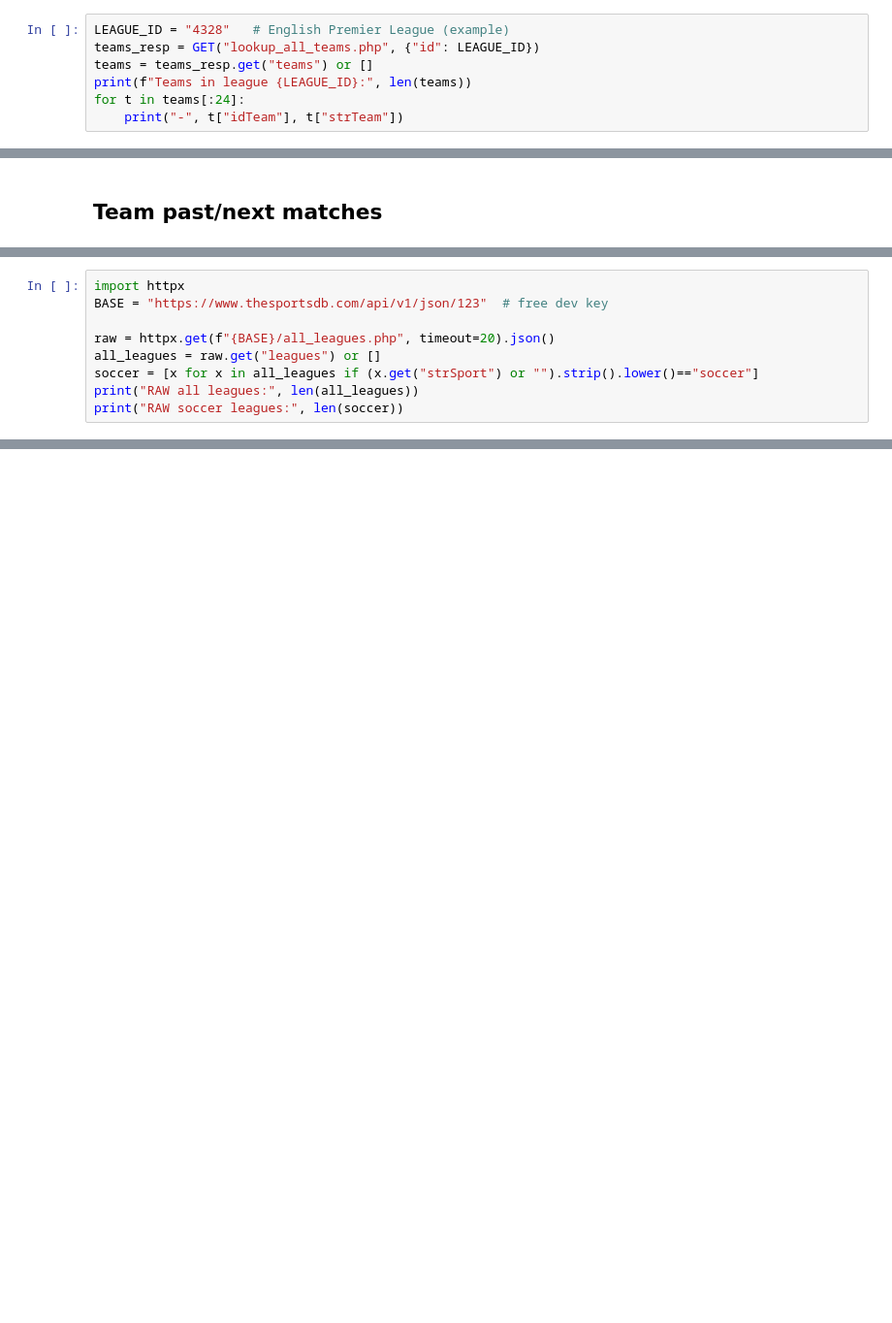
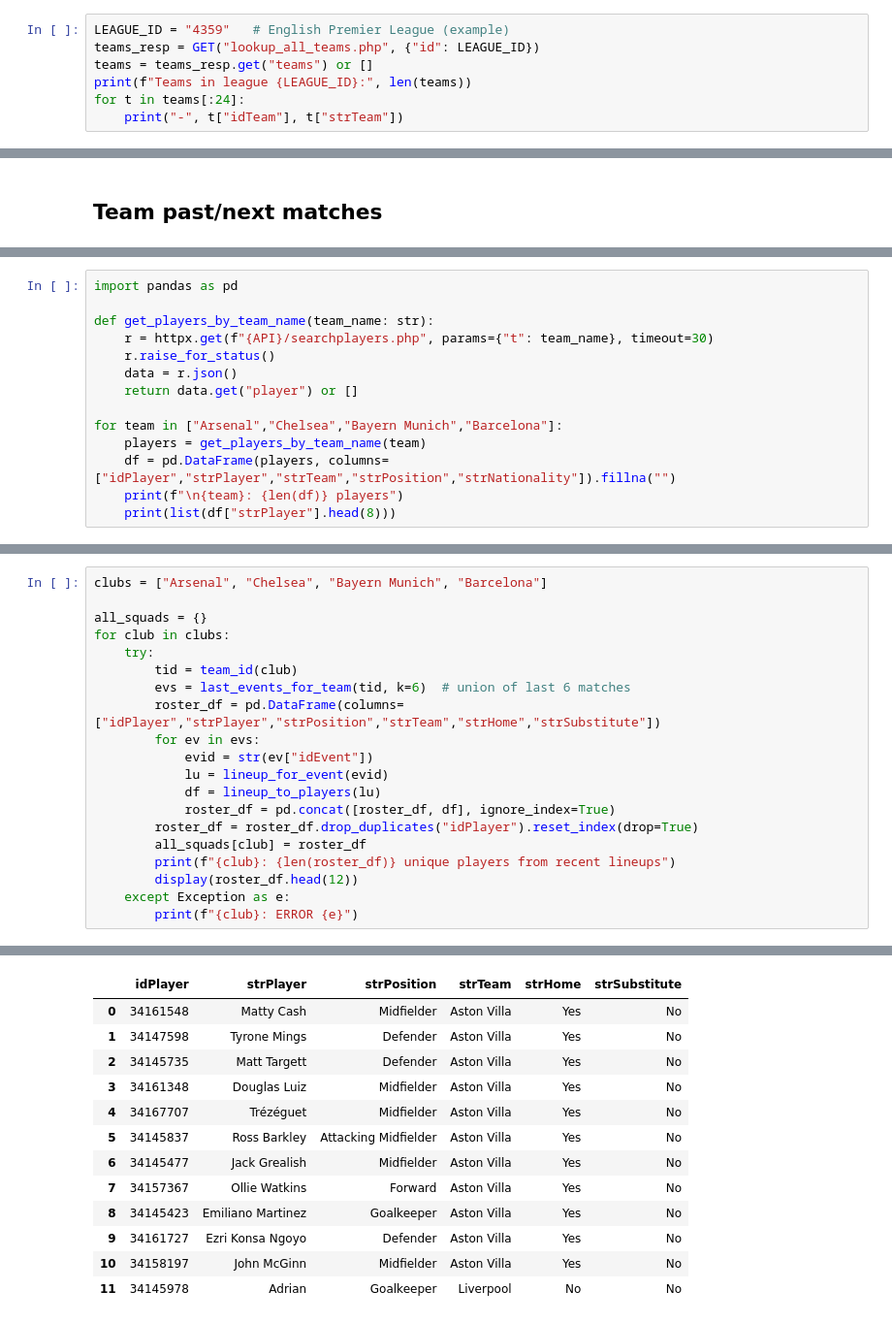
Before and after one commit to SYNCODE-SLIIT/Sports-Analysis, a Jupyter notebook: sports-ai/notebooks/collectorTest.ipynb, the cells around one changed output, grey strips where cells are left out. Shown at 97% size. Cells and saved outputs as stored; diff of their text form; blank space fills up the shorter version.

```diff
--- a/sports-ai/notebooks/collectorTest.ipynb
+++ b/sports-ai/notebooks/collectorTest.ipynb
@@ -78,7 +80,7 @@ England + Soccer leagues: 0
 # %% [markdown]
 ## Teams in a league
 # %%
-LEAGUE_ID = "4328"   # English Premier League (example)
+LEAGUE_ID = "4359"   # English Premier League (example)
 teams_resp = GET("lookup_all_teams.php", {"id": LEAGUE_ID})
 teams = teams_resp.get("teams") or []
 print(f"Teams in league {LEAGUE_ID}:", len(teams))
@@ -368,9 +210,0 @@ Soccer+England  -> 2 items
-# %%
-import httpx
-BASE = "https://www.thesportsdb.com/api/v1/json/123"  # free dev key
-
-raw = httpx.get(f"{BASE}/all_leagues.php", timeout=20).json()
-all_leagues = raw.get("leagues") or []
-soccer = [x for x in all_leagues if (x.get("strSport") or "").strip().lower()=="soccer"]
-print("RAW all leagues:", len(all_leagues))
-print("RAW soccer leagues:", len(soccer))
@@ -420,0 +354,14 @@ THESPORTSDB_KEY env var: None
+# %%
+import pandas as pd
+
+def get_players_by_team_name(team_name: str):
+    r = httpx.get(f"{API}/searchplayers.php", params={"t": team_name}, timeout=30)
+    r.raise_for_status()
+    data = r.json()
+    return data.get("player") or []
+
+for team in ["Arsenal","Chelsea","Bayern Munich","Barcelona"]:
+    players = get_players_by_team_name(team)
+    df = pd.DataFrame(players, columns=["idPlayer","strPlayer","strTeam","strPosition","strNationality"]).fillna("")
+    print(f"\n{team}: {len(df)} players")
+    print(list(df["strPlayer"].head(8)))
@@ -420,0 +417,21 @@ THESPORTSDB_KEY env var: None
+# %%
+clubs = ["Arsenal", "Chelsea", "Bayern Munich", "Barcelona"]
+
+all_squads = {}
+for club in clubs:
+    try:
+        tid = team_id(club)
+        evs = last_events_for_team(tid, k=6)  # union of last 6 matches
+        roster_df = pd.DataFrame(columns=["idPlayer","strPlayer","strPosition","strTeam","strHome","strSubstitute"])
+        for ev in evs:
+            evid = str(ev["idEvent"])
+            lu = lineup_for_event(evid)
+            df = lineup_to_players(lu)
+            roster_df = pd.concat([roster_df, df], ignore_index=True)
+        roster_df = roster_df.drop_duplicates("idPlayer").reset_index(drop=True)
+        all_squads[club] = roster_df
+        print(f"{club}: {len(roster_df)} unique players from recent lineups")
+        display(roster_df.head(12))
+    except Exception as e:
+        print(f"{club}: ERROR {e}")
+# %% [output]
@@ -420,0 +439,13 @@ THESPORTSDB_KEY env var: None
+|  | idPlayer | strPlayer | strPosition | strTeam | strHome | strSubstitute |
+| 0 | 34161548 | Matty Cash | Midfielder | Aston Villa | Yes | No |
+| 1 | 34147598 | Tyrone Mings | Defender | Aston Villa | Yes | No |
+| 2 | 34145735 | Matt Targett | Defender | Aston Villa | Yes | No |
+| 3 | 34161348 | Douglas Luiz | Midfielder | Aston Villa | Yes | No |
+| 4 | 34167707 | Trézéguet | Midfielder | Aston Villa | Yes | No |
+| 5 | 34145837 | Ross Barkley | Attacking Midfielder | Aston Villa | Yes | No |
+| 6 | 34145477 | Jack Grealish | Midfielder | Aston Villa | Yes | No |
+| 7 | 34157367 | Ollie Watkins | Forward | Aston Villa | Yes | No |
+| 8 | 34145423 | Emiliano Martinez | Goalkeeper | Aston Villa | Yes | No |
+| 9 | 34161727 | Ezri Konsa Ngoyo | Defender | Aston Villa | Yes | No |
+| 10 | 34158197 | John McGinn | Midfielder | Aston Villa | Yes | No |
+| 11 | 34145978 | Adrian | Goalkeeper | Liverpool | No | No |
```
Also changed, not shown: parts of 28 cells of this notebook, 10 other files.
